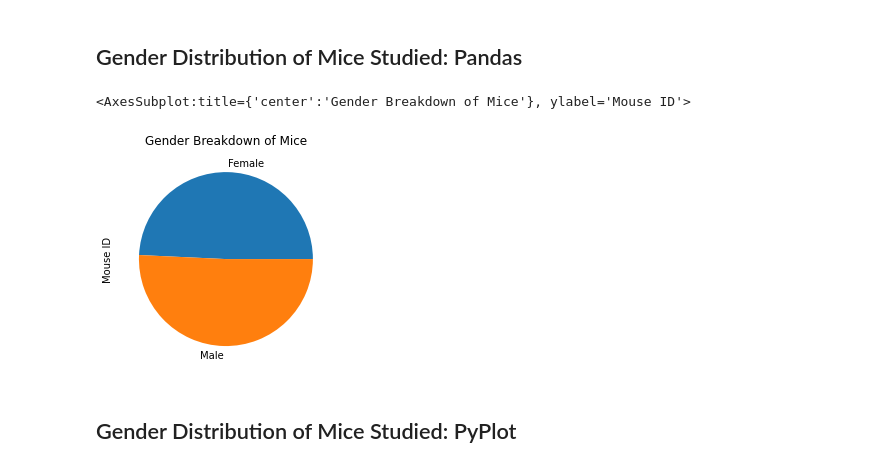
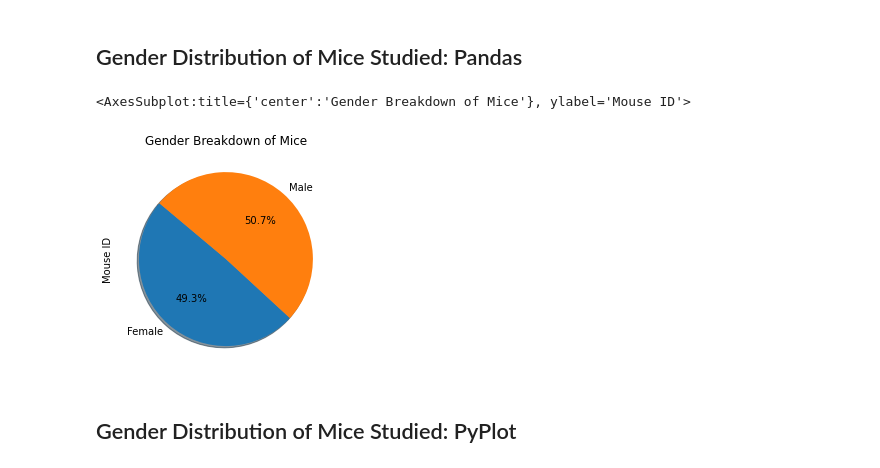
Before and after one commit to kblood86/Matplotlib_Challenge, a Jupyter notebook: Pymaceuticals_final.ipynb, the cells around one changed output. Drawn from its saved outputs; the diff is of its cells as text; code cells hidden in the pictures.

```diff
--- a/Pymaceuticals_final.ipynb
+++ b/Pymaceuticals_final.ipynb
@@ -156,10 +156,10 @@ Text(0, 0.5, 'Mice Count')
 # %%
 # Generate a pie plot showing the distribution of female versus male mice using pandas
 
-mouse_cleaned.groupby('Sex').count()["Mouse ID"].plot(kind='pie', title="Gender Breakdown of Mice")
+mouse_cleaned.groupby('Sex').count()["Mouse ID"].plot(kind='pie', title="Gender Breakdown of Mice", autopct="%1.1f%%", shadow=True, startangle=140)
 # %% [output]
 <AxesSubplot:title={'center':'Gender Breakdown of Mice'}, ylabel='Mouse ID'>
-[figure, old version]
+[figure, new version]
 # %% [markdown]
 ## Gender Distribution of Mice Studied: PyPlot
 # %%
```
Also changed, not shown: parts of 1 cell of this notebook.
